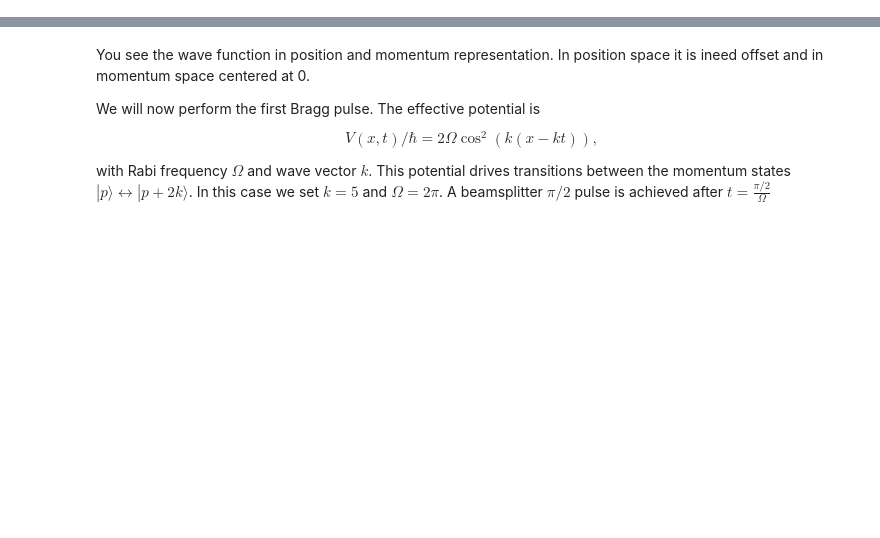
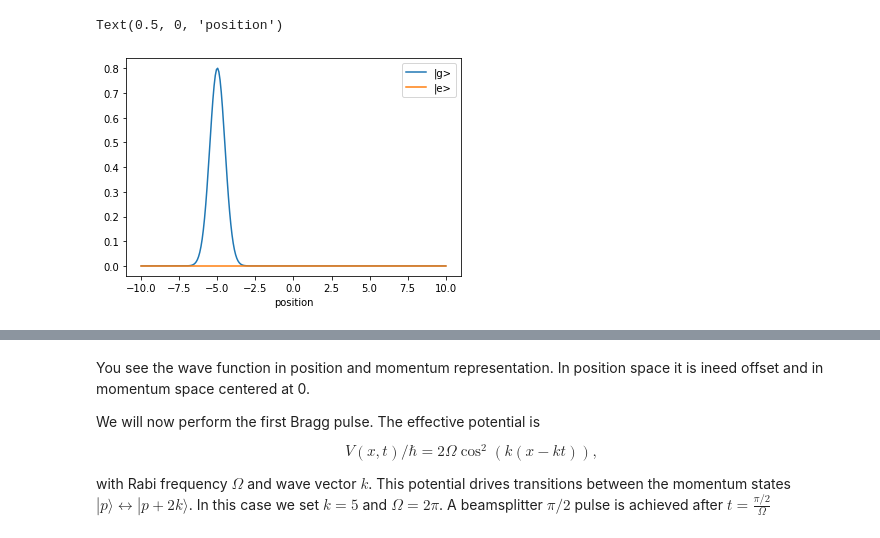
Before and after one commit to savowe/pytalises, a Jupyter notebook: docs/source/additional_examples.ipynb, the cells around one changed output, grey strips where cells are left out. Cells and saved outputs as stored; diff of their text form; code cells hidden in the pictures; blank space fills up the shorter version.

```diff
--- a/docs/source/additional_examples.ipynb
+++ b/docs/source/additional_examples.ipynb
@@ -0,0 +62,10 @@
+# %%
+psi = pt.Wavefunction(["exp(-(x+5)**2)","0"], number_of_grid_points=(256,),
+    spatial_ext=(-10,10), normalize_const=1.0)
+
+lines = plt.plot(psi.r, np.abs(psi.amp)**2)
+plt.legend(lines, ('|g>', '|e>'))
+plt.xlabel("position")
+# %% [output]
+Text(0.5, 0, 'position')
+[figure, added]
```
Also changed, not shown: parts of 54 cells of this notebook, 8 other files.
